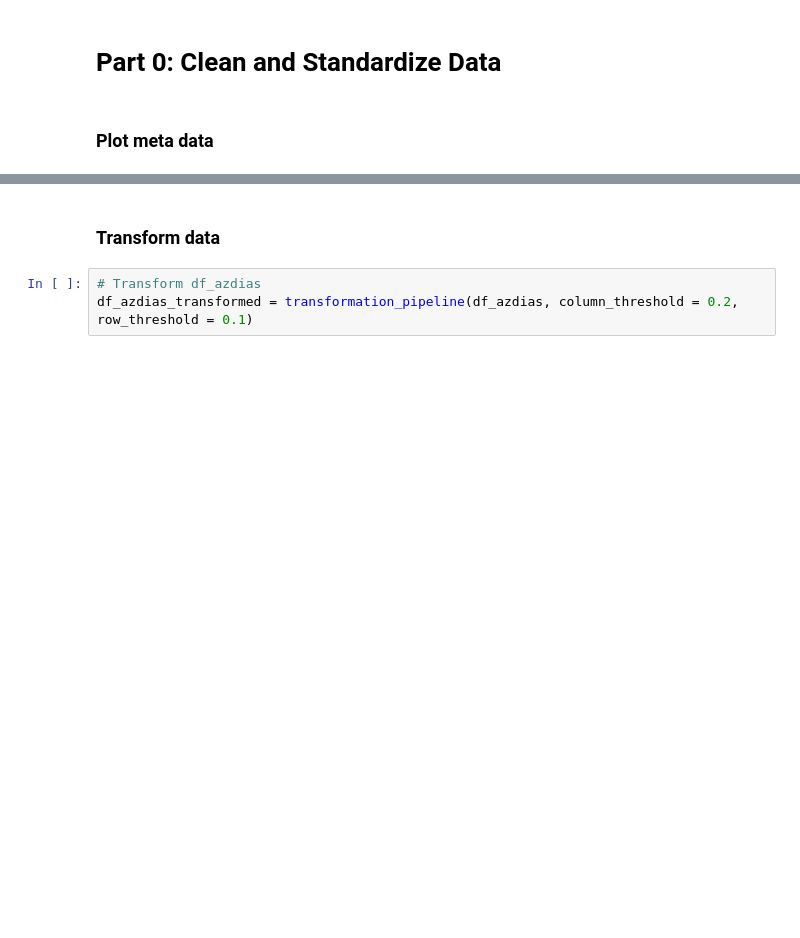
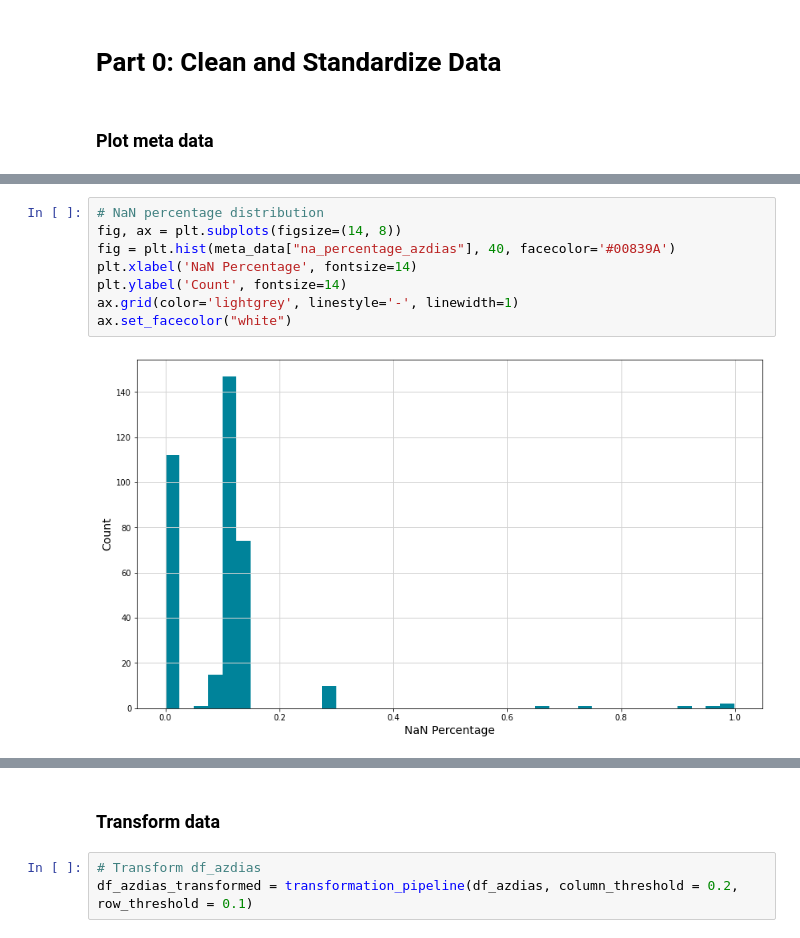
Before and after one commit to TobiPrae/customer_segmentation, a Jupyter notebook: CustomerSegmentation.ipynb, the cells around one changed output, grey strips where cells are left out. Saved outputs shown, nothing was run; the diff lists cells and outputs as text; blank space fills up the shorter version.

```diff
--- a/CustomerSegmentation.ipynb
+++ b/CustomerSegmentation.ipynb
@@ -424 +380,11 @@ Name: na_percentage_azdias, dtype: int64
+# %%
+# NaN percentage distribution
+fig, ax = plt.subplots(figsize=(14, 8))
+fig = plt.hist(meta_data["na_percentage_azdias"], 40, facecolor='#00839A')
+plt.xlabel('NaN Percentage', fontsize=14)
+plt.ylabel('Count', fontsize=14)
+ax.grid(color='lightgrey', linestyle='-', linewidth=1)
+ax.set_facecolor("white")
+# %% [output]
+[figure, added]
 # %%
```
Also changed, not shown: parts of 9 cells of this notebook.
